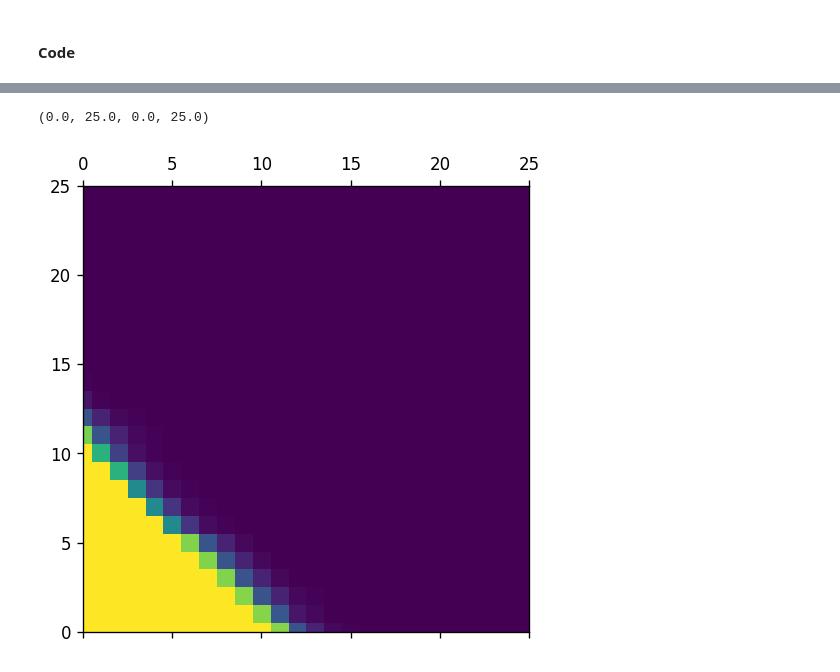
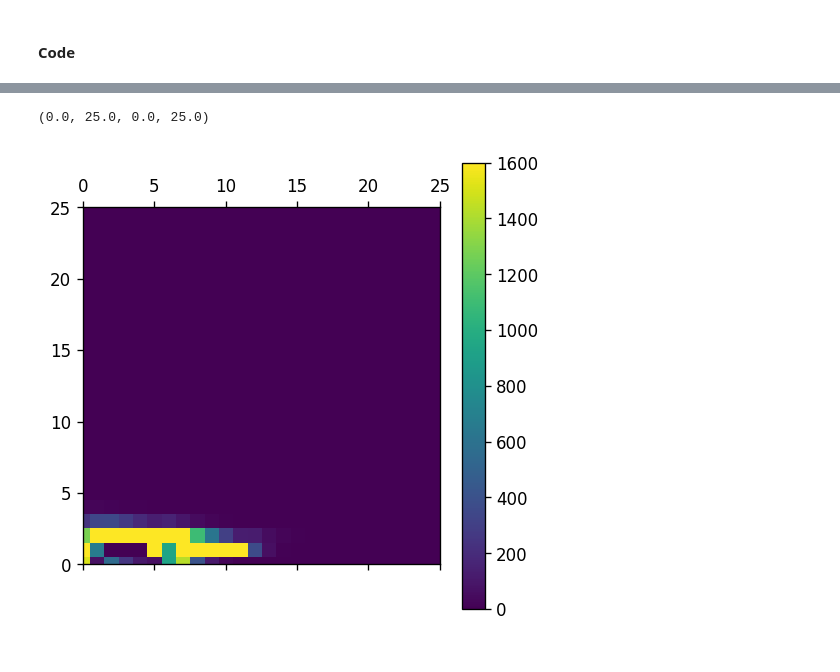
Before and after one commit to billxby/HiMCM-dandelion-spread-model, a Jupyter notebook: main.ipynb, the cells around one changed output, grey strips where cells are left out. Cells and saved outputs as stored; diff of their text form; code cells hidden in the pictures.

```diff
--- a/main.ipynb
+++ b/main.ipynb
@@ -131,20 +122,28 @@ def show(land, moisture, sunlight, wind):
 
     plt.show()
 # %%
-def grass_prop(x, y):
+def grass_prop(x, y, land):
     return 1-(land[x][y]/P_max)
 
-def dandelion_prop(x, y):
+def dandelion_prop(x, y, land):
     return (land[x][y]/P_max)
 # %%
-def update_moisture():
+def update_moisture(moisture, land):
     # first we update moisture
 
     for i in range(len(moisture)):
         for j in range(len(moisture)):
-            moisture[i][j] = moisture[i][j]+avg_rain*10 # Take into account all the precipitation
+            moisture[i][j] = moisture[i][j]+avg_rain*((float) (1/avg_iteration)) # Take into account all the precipitation
 
     for i in range(len(land)):
         for j in range(len(land)):
-            moisture[i][j] -= (grass_prop(i, j)*1) + (dandelion_prop(i,j) * 1.5)
-            moisture[i][j] = min(moisture[i][j], 1) # bring back moisture to 0 - 1 range once adjusted
+            moisture[i][j] = max(moisture[i][j] - (dandelion_prop(i,j,land) * 0.9), 0.0)
+            # print((grass_prop(i, j)*0.8) + (dandelion_prop(i,j) * 0.9))
+            moisture[i][j] = min(moisture[i][j], 1.0) # bring back moisture to 0 - 1 range once adjusted
+# %%
+def update_sunlight(sunlight, month):
+
+    if month > 10 or month < 4:
+        sunlight = np.full((length, length), sunlight_level_winter)
+    else:
+        sunlight = np.full((length, length), sunlight_level)
@@ -241,6 +259,7 @@ show(land, moisture, sunlight, wind)
 # %%
 plt.matshow(land)
+plt.colorbar()
 plt.axis([0, 25, 0, 25])
 # %% [output]
 (0.0, 25.0, 0.0, 25.0)
-[figure, old version]
+[figure, new version]
```
Also changed, not shown: parts of 10 cells of this notebook.
